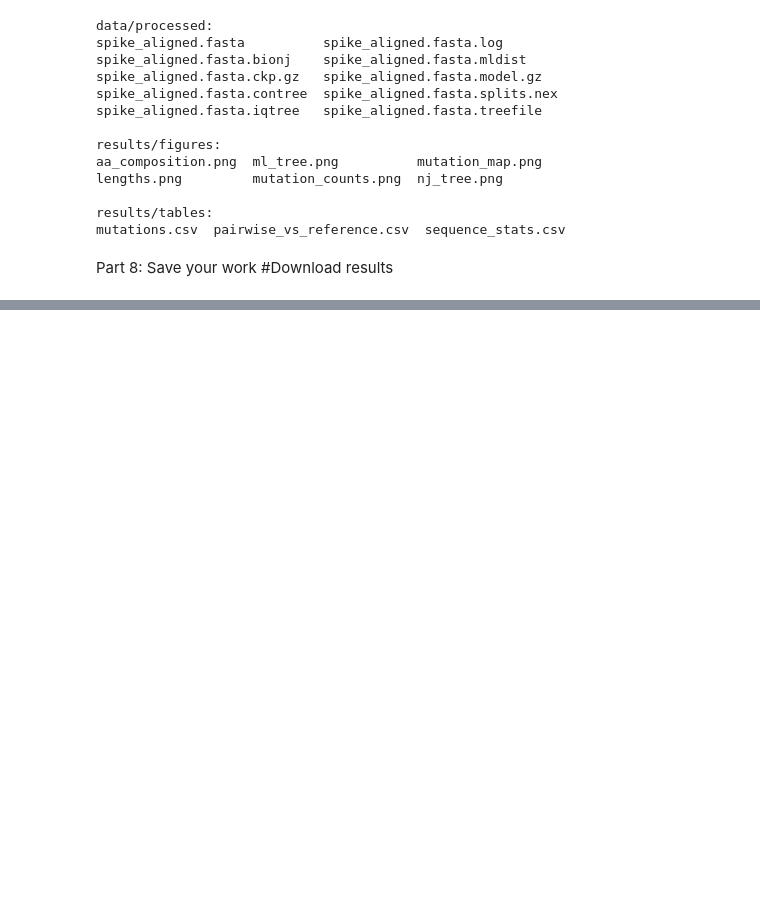
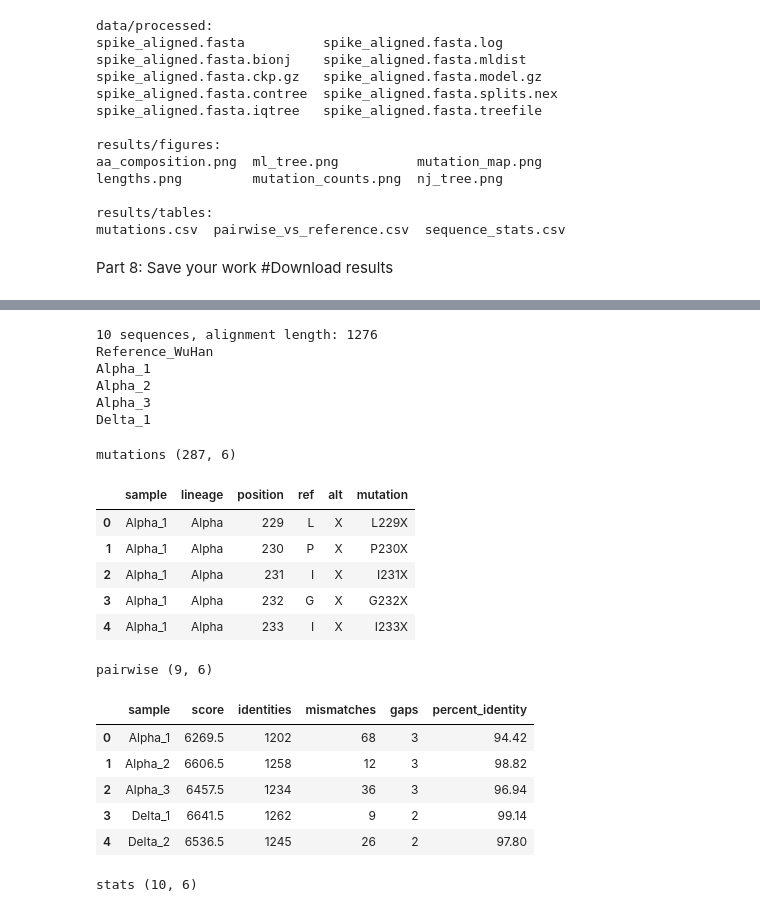
Before and after one commit to anjalie03/sars-cov-2-spike-sequence-analysis, a Jupyter notebook: spike_protein_variant_analysis.ipynb, the cells around one changed output, grey strips where cells are left out. Drawn from its saved outputs; the diff is of its cells as text; code cells hidden in the pictures; blank space fills up the shorter version.

```diff
--- a/spike_protein_variant_analysis.ipynb
+++ b/spike_protein_variant_analysis.ipynb
@@ -418,0 +458,38 @@ files.download("results.zip")
+# %%
+from Bio import AlignIO
+aln = AlignIO.read("data/processed/spike_aligned.fasta", "fasta")
+print(len(aln), "sequences, alignment length:", aln.get_alignment_length())
+for rec in aln[:5]:
+    print(rec.id)
+# %% [output]
+10 sequences, alignment length: 1276
+Reference_WuHan
+Alpha_1
+Alpha_2
+Alpha_3
+Delta_1
+# %%
+import pandas as pd
+mutations = pd.read_csv("Results/Tables/mutations.csv")
+pairwise  = pd.read_csv("Results/Tables/pairwise_vs_reference.csv")
+stats     = pd.read_csv("Results/Tables/sequence_stats.csv")
+
+for name, d in [("mutations", mutations), ("pairwise", pairwise), ("stats", stats)]:
+    print(name, d.shape)
+    display(d.head())
+# %% [output]
+mutations (287, 6)
+|  | sample | lineage | position | ref | alt | mutation |
+| 0 | Alpha_1 | Alpha | 229 | L | X | L229X |
+| 1 | Alpha_1 | Alpha | 230 | P | X | P230X |
+| 2 | Alpha_1 | Alpha | 231 | I | X | I231X |
+| 3 | Alpha_1 | Alpha | 232 | G | X | G232X |
+| 4 | Alpha_1 | Alpha | 233 | I | X | I233X |
+pairwise (9, 6)
+|  | sample | score | identities | mismatches | gaps | percent_identity |
+| 0 | Alpha_1 | 6269.5 | 1202 | 68 | 3 | 94.42 |
+| 1 | Alpha_2 | 6606.5 | 1258 | 12 | 3 | 98.82 |
+| 2 | Alpha_3 | 6457.5 | 1234 | 36 | 3 | 96.94 |
+| 3 | Delta_1 | 6641.5 | 1262 | 9 | 2 | 99.14 |
+| 4 | Delta_2 | 6536.5 | 1245 | 26 | 2 | 97.80 |
+stats (10, 6)
```
Also changed, not shown: parts of 10 cells of this notebook.
